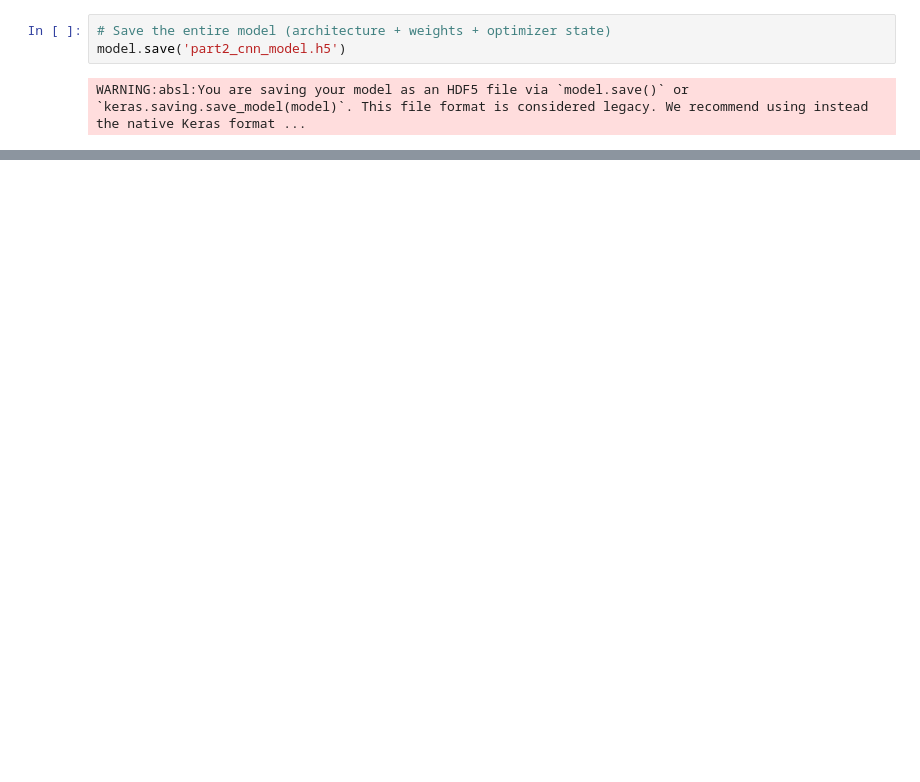
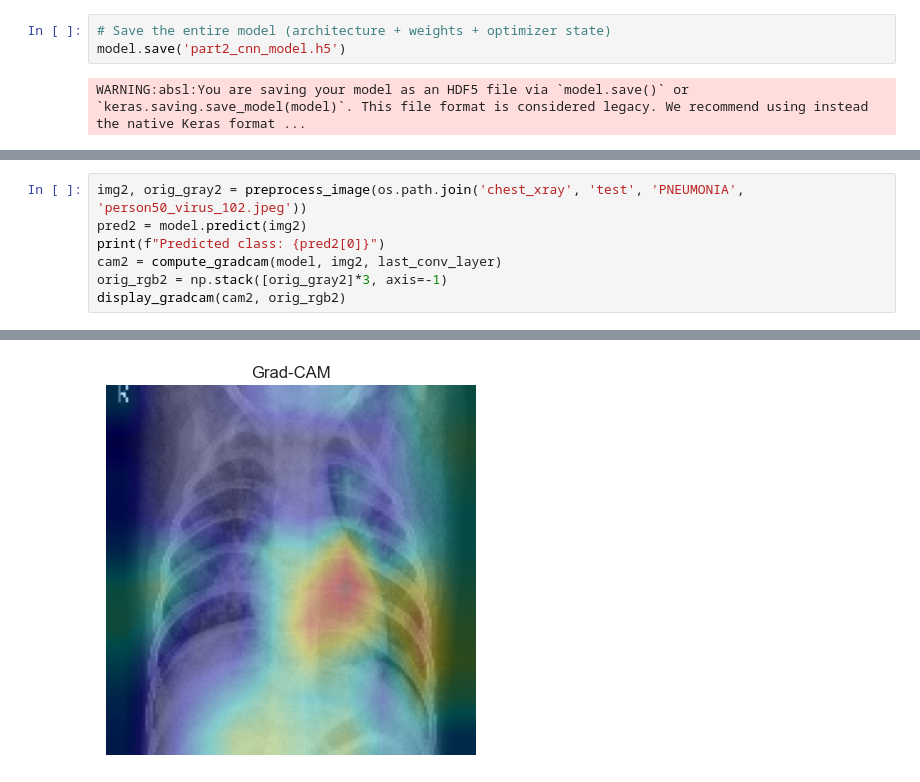
Before and after one commit to AKButani/ML4H_Project2, a Jupyter notebook: Part2.ipynb, the cells around one changed output, grey strips where cells are left out. Cells and saved outputs as stored; diff of their text form; blank space fills up the shorter version.

```diff
--- a/Part2.ipynb
+++ b/Part2.ipynb
@@ -271,0 +454,8 @@ WARNING:absl:You are saving your model as an HDF5 file via `model.save()` or `ke
+# %%
+img2, orig_gray2 = preprocess_image(os.path.join('chest_xray', 'test', 'PNEUMONIA', 'person50_virus_102.jpeg'))
+pred2 = model.predict(img2)
+print(f"Predicted class: {pred2[0]}")
+cam2 = compute_gradcam(model, img2, last_conv_layer)
+orig_rgb2 = np.stack([orig_gray2]*3, axis=-1)
+display_gradcam(cam2, orig_rgb2)
+# %% [output]
@@ -271,0 +464 @@ WARNING:absl:You are saving your model as an HDF5 file via `model.save()` or `ke
+[figure, added]
```
Also changed, not shown: parts of 19 cells of this notebook, 2 other files.
